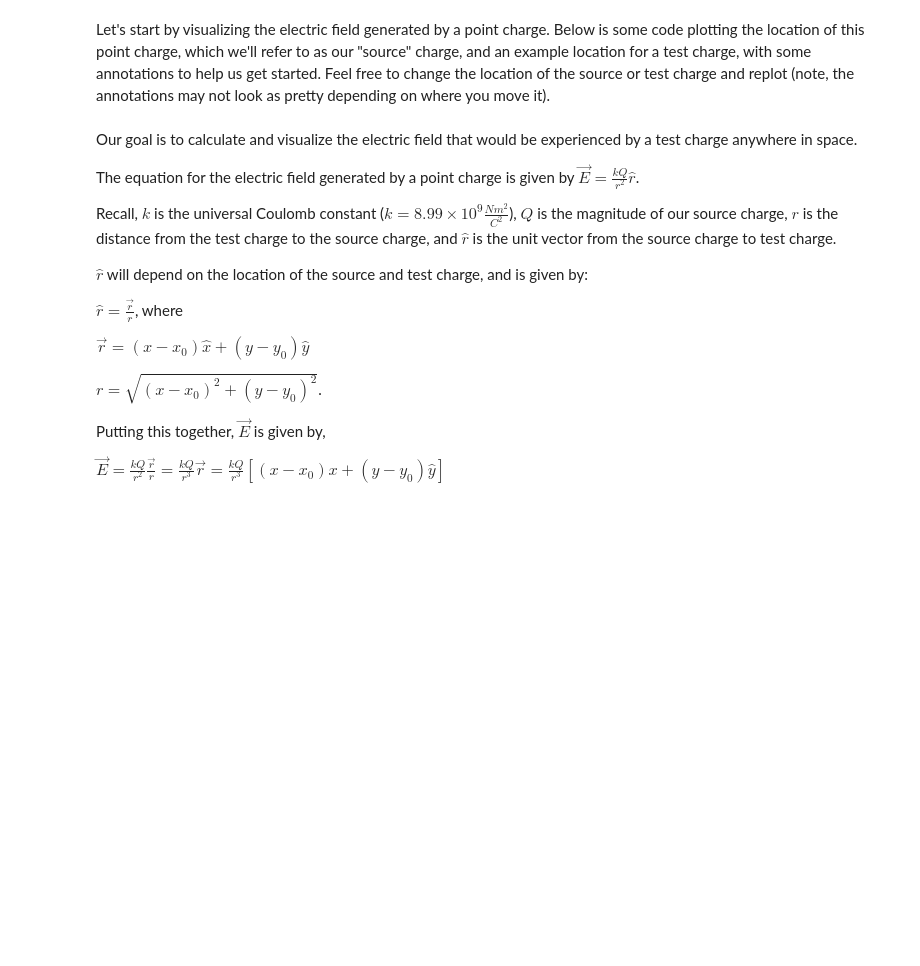
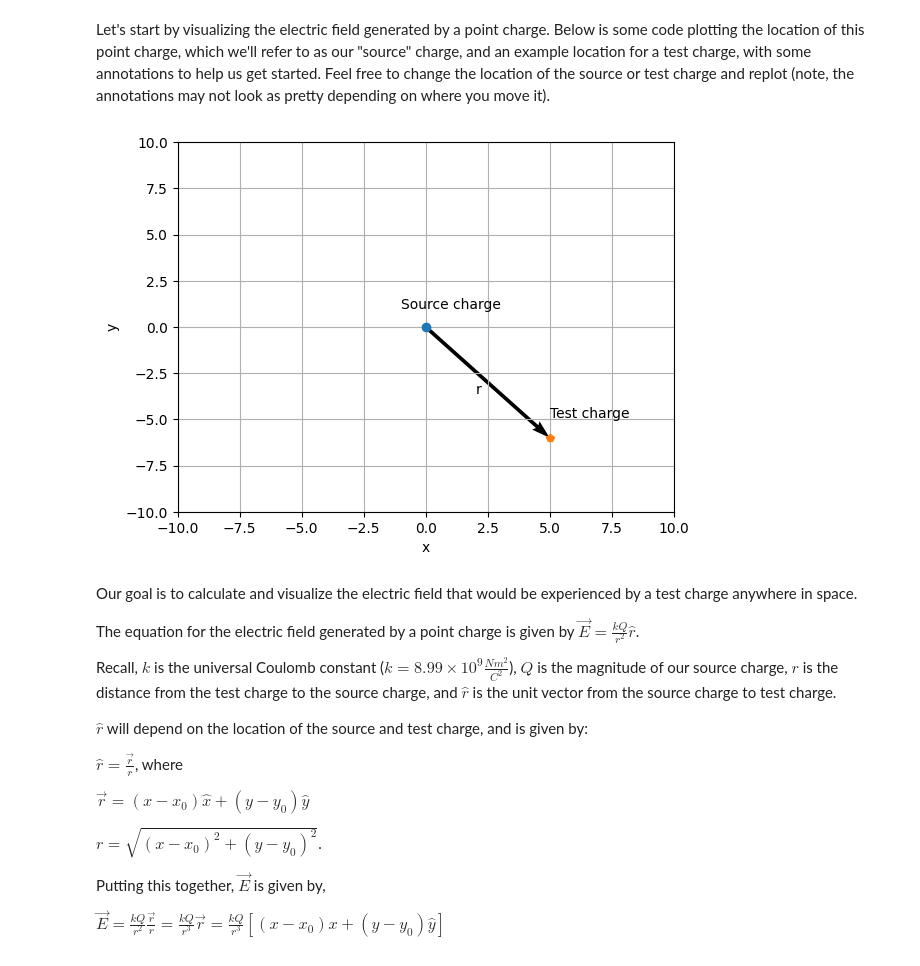
Before and after one commit to lw-miles24/-CompModNervSys-BioElectroStatics, a Jupyter notebook: CompModNervSys_exercise2.ipynb, the cells around one changed output. Saved outputs shown, nothing was run; the diff lists cells and outputs as text; code cells hidden in the pictures; blank space fills up the shorter version.

```diff
--- a/CompModNervSys_exercise2.ipynb
+++ b/CompModNervSys_exercise2.ipynb
@@ -39,22 +39,24 @@ Let's start by visualizing the electric field generated by a point charge. Below
 # %%
 x0 = 0 # x coordinate of source charge (meters, m)
 y0 = 0 # y coordinate of source charge (m)
 x_test = 5 # x coordinate of test charge (m)
-y_test = 3 # y coordinate of test charge (m)
+y_test = -6 # y coordinate of test charge (m)
 r_x = x_test - x0 # x component of displacement vector to test charge
 r_y = y_test - y0 # y component of displacement vector to test charge
 fig = plt.figure()
 ax = plt.axes()
 ax.plot(x0,y0,marker='o'); # plot source charge
-ax.text(x0-1,y0-1,'Source charge')
+ax.text(x0-1,y0+1,'Source charge')
 ax.plot(x_test,y_test,marker='p'); # plot example test charge
-ax.text(x_test+1,y_test+1,'Test charge')
+ax.text(x_test,y_test+1.1,'Test charge')
 ax.quiver(x0,y0,r_x,r_y,color='k',
           angles='xy',scale_units='xy',scale=1) # plot a vector from the source to test charge, represent actual distance
-ax.text(x0 + 0.5*r_x,y0 + 0.75*r_y,'r')
+ax.text(x0 + 0.4*r_x,y0 + 0.6*r_y,'r')
 ax.set_xlim([-10,10]); ax.set_ylim([-10,10]);
 ax.set_xlabel('x'); ax.set_ylabel('y');
 ax.grid()
+# %% [output]
+[figure, added]
 # %% [markdown]
 Our goal is to calculate and visualize the electric field that would be experienced by a test charge anywhere in space.
 
```
Also changed, not shown: parts of 8 cells of this notebook.
